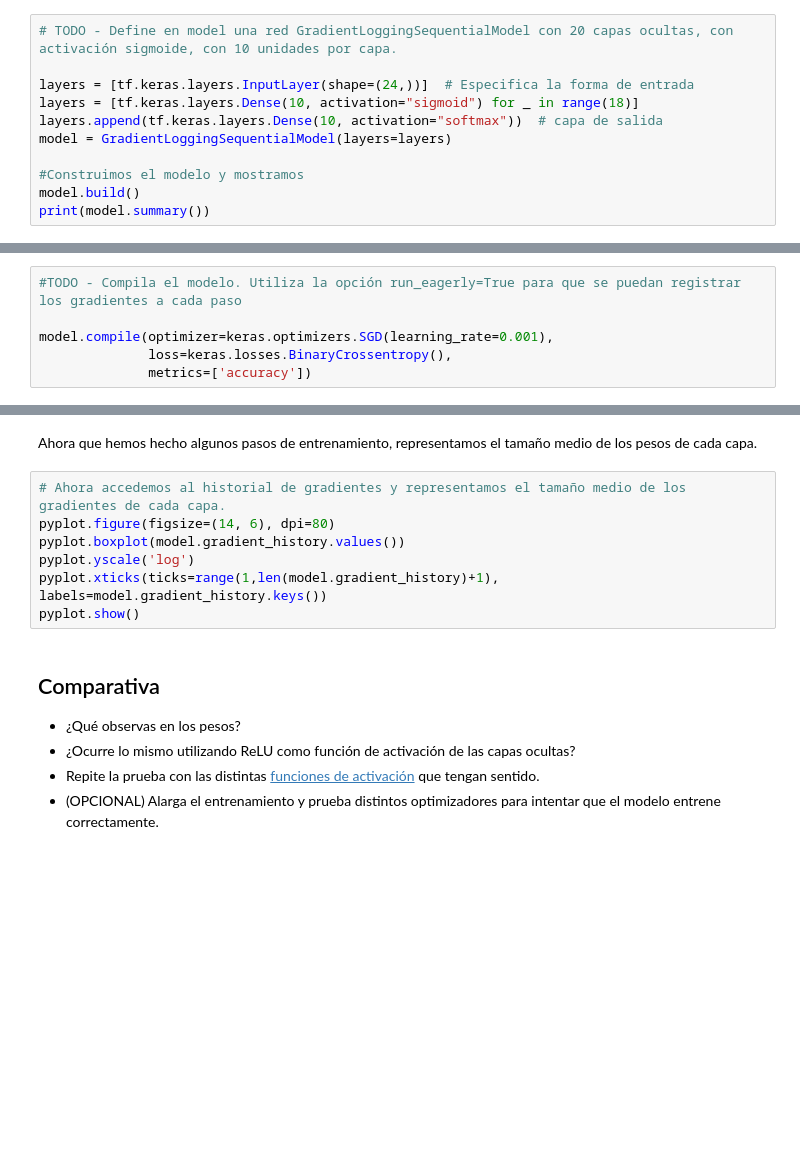
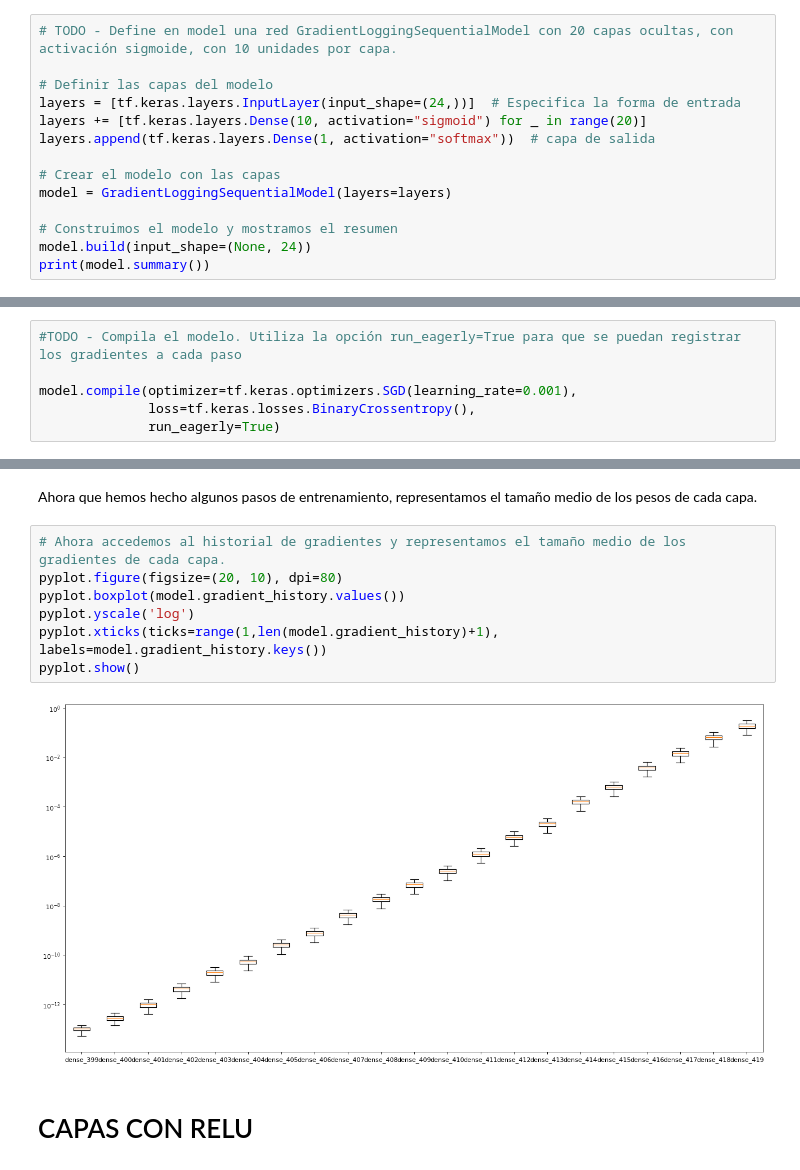
Before and after one commit to ChantaClown/3-year, a Jupyter notebook: deep_learning/Lab 8 - Residual Neural Networks/lab8-residual-neural-networks-parte1.ipynb, the cells around one changed output, grey strips where cells are left out. Drawn from its saved outputs; the diff is of its cells as text; blank space fills up the shorter version.

```diff
--- a/deep_learning/Lab 8 - Residual Neural Networks/lab8-residual-neural-networks-parte1.ipynb
+++ b/deep_learning/Lab 8 - Residual Neural Networks/lab8-residual-neural-networks-parte1.ipynb
@@ -120,12 +108,15 @@ Creamos un modelo *Sequential* para ajustar a los datos de entrada siguiendo las
 # %%
 # TODO - Define en model una red GradientLoggingSequentialModel con 20 capas ocultas, con activación sigmoide, con 10 unidades por capa.
 
-layers = [tf.keras.layers.InputLayer(shape=(24,))]  # Especifica la forma de entrada
-layers = [tf.keras.layers.Dense(10, activation="sigmoid") for _ in range(18)]
-layers.append(tf.keras.layers.Dense(10, activation="softmax"))  # capa de salida
+# Definir las capas del modelo
+layers = [tf.keras.layers.InputLayer(input_shape=(24,))]  # Especifica la forma de entrada
+layers += [tf.keras.layers.Dense(10, activation="sigmoid") for _ in range(20)]
+layers.append(tf.keras.layers.Dense(1, activation="softmax"))  # capa de salida
+
+# Crear el modelo con las capas
 model = GradientLoggingSequentialModel(layers=layers)
 
-#Construimos el modelo y mostramos
-model.build()
+# Construimos el modelo y mostramos el resumen
+model.build(input_shape=(None, 24))
 print(model.summary())
 # %% [output]
@@ -158,9 +148,9 @@ Vamos a establecer la función de pérdida (entropía cruzada binaria), el optim
 # %%
 #TODO - Compila el modelo. Utiliza la opción run_eagerly=True para que se puedan registrar los gradientes a cada paso
 
-model.compile(optimizer=keras.optimizers.SGD(learning_rate=0.001),
-              loss=keras.losses.BinaryCrossentropy(),
-              metrics=['accuracy'])
+model.compile(optimizer=tf.keras.optimizers.SGD(learning_rate=0.001),
+              loss=tf.keras.losses.BinaryCrossentropy(),
+              run_eagerly=True)
 # %% [markdown]
 Entrenamos el modelo usando model.fit
 # %%
@@ -177,14 +193,12 @@ ValueError: Arguments `target` and `output` must have the same rank (ndim). Rece
 Ahora que hemos hecho algunos pasos de entrenamiento, representamos el tamaño medio de los pesos de cada capa.
 # %%
 # Ahora accedemos al historial de gradientes y representamos el tamaño medio de los gradientes de cada capa.
-pyplot.figure(figsize=(14, 6), dpi=80)
+pyplot.figure(figsize=(20, 10), dpi=80)
 pyplot.boxplot(model.gradient_history.values())
 pyplot.yscale('log')
 pyplot.xticks(ticks=range(1,len(model.gradient_history)+1), labels=model.gradient_history.keys())
 pyplot.show()
+# %% [output]
+[figure, added]
-# %% [markdown]
-## Comparativa
- - ¿Qué observas en los pesos?
- - ¿Ocurre lo mismo utilizando ReLU como función de activación de las capas ocultas?
- - Repite la prueba con las distintas [funciones de activación](https://keras.io/api/layers/activations/) que tengan sentido.
- - (OPCIONAL) Alarga el entrenamiento y prueba distintos optimizadores para intentar que el modelo entrene correctamente.
+# %% [markdown]
+# CAPAS CON RELU
```
Also changed, not shown: parts of 18 cells of this notebook, 1 other file.
